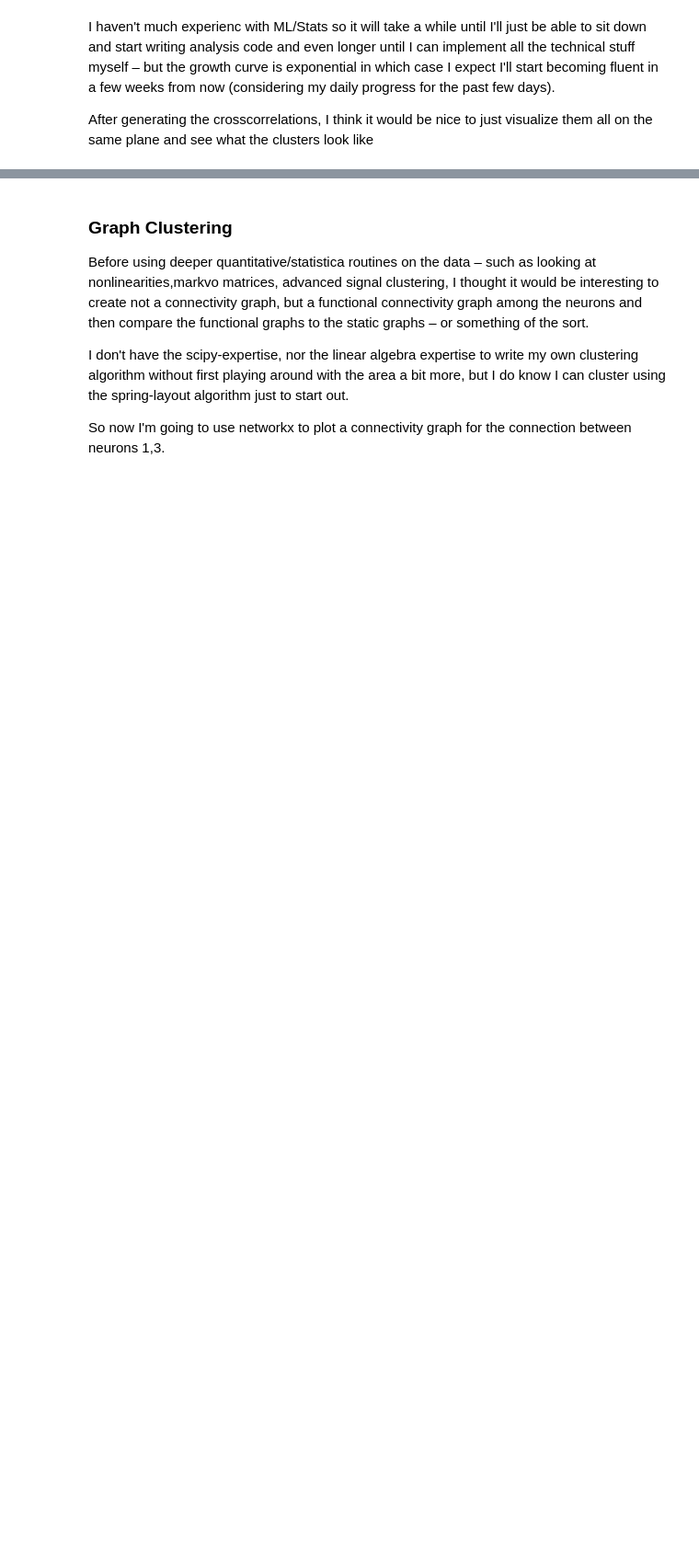
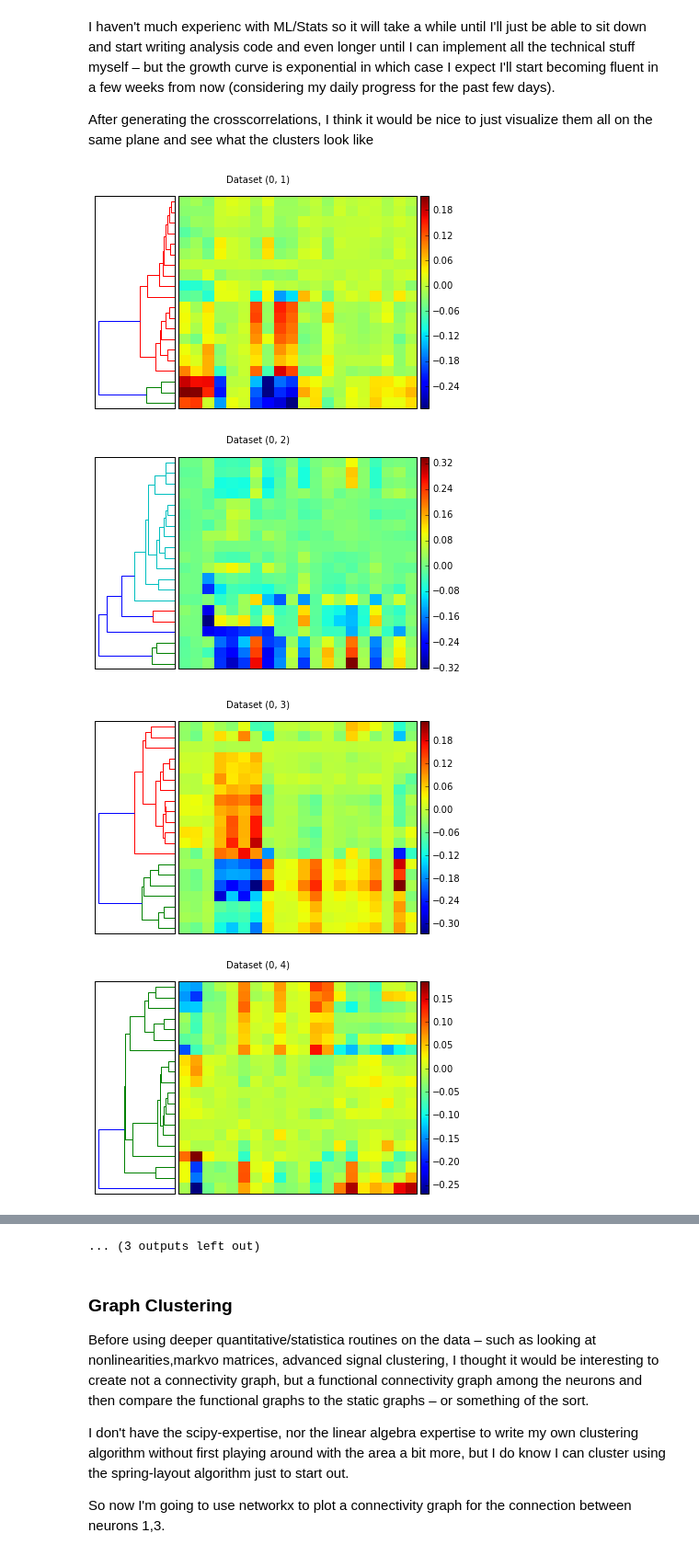
Before and after one commit to openworm/neuronal-analysis, a Jupyter notebook: laboratory/Katodata.ipynb, the cells around one changed output, grey strips where cells are left out. Shown at 92% size. Drawn from its saved outputs; the diff is of its cells as text; code cells hidden in the pictures; blank space fills up the shorter version.

```diff
--- a/laboratory/Katodata.ipynb
+++ b/laboratory/Katodata.ipynb
@@ -211,3 +214,43 @@ cross_correlations = {
     (k,i): crosscorrelate(*correlator_data_gen(k,i,'deltaFOverF_deriv',lambda i,j: global_neurons))
     for k,i in groupings
 }
+# %%
+import scipy
+import pylab
+import scipy.cluster.hierarchy as sch
+
+for i in groupings:
+    D=cross_correlations[i]
+
+
+    # Compute and plot dendrogram.
+    fig = pylab.figure()
+    fig.suptitle('Dataset {0}'.format(i))
+
+    axdendro = fig.add_axes([0.09,0.1,0.2,0.8])
+    Y = sch.linkage(D, method='centroid')
+    Z = sch.dendrogram(Y, orientation='right', labels = global_neurons)
+    axdendro.set_xticks([])
+    axdendro.set_yticks([])
+
+    # Plot distance matrix.
+    axmatrix = fig.add_axes([0.3,0.1,0.6,0.8])
+    index = Z['leaves']
+    D = D[index,:]
+    D = D[:,index]
+    im = axmatrix.matshow(D, aspect='auto', origin='lower')
+    axmatrix.set_xticks([])
+    axmatrix.set_yticks([])
+
+    # Plot colorbar.
+    axcolor = fig.add_axes([0.91,0.1,0.02,0.8])
+    pylab.colorbar(im, cax=axcolor)
+
+    # Display and save figure.
+    fig.show()
+    fig.savefig('Dendrogram/dendrogram-{0}.png'.format(i))
+# %% [output]
+[figure, added]
+[figure, added]
+[figure, added]
+[figure, added]
@@ -214,3 +265,4 @@ cross_correlations = {
+... (3 outputs left out)
 # %% [markdown]
 ### Graph Clustering
 Before using deeper quantitative/statistica routines on the data – such as looking at nonlinearities,markvo matrices, advanced signal clustering, I thought it would be interesting to create not a connectivity graph, but a functional connectivity graph among the neurons and then compare the functional graphs to the static graphs – or something of the sort.
```
Also changed, not shown: parts of 4 cells of this notebook, 18 other files.
